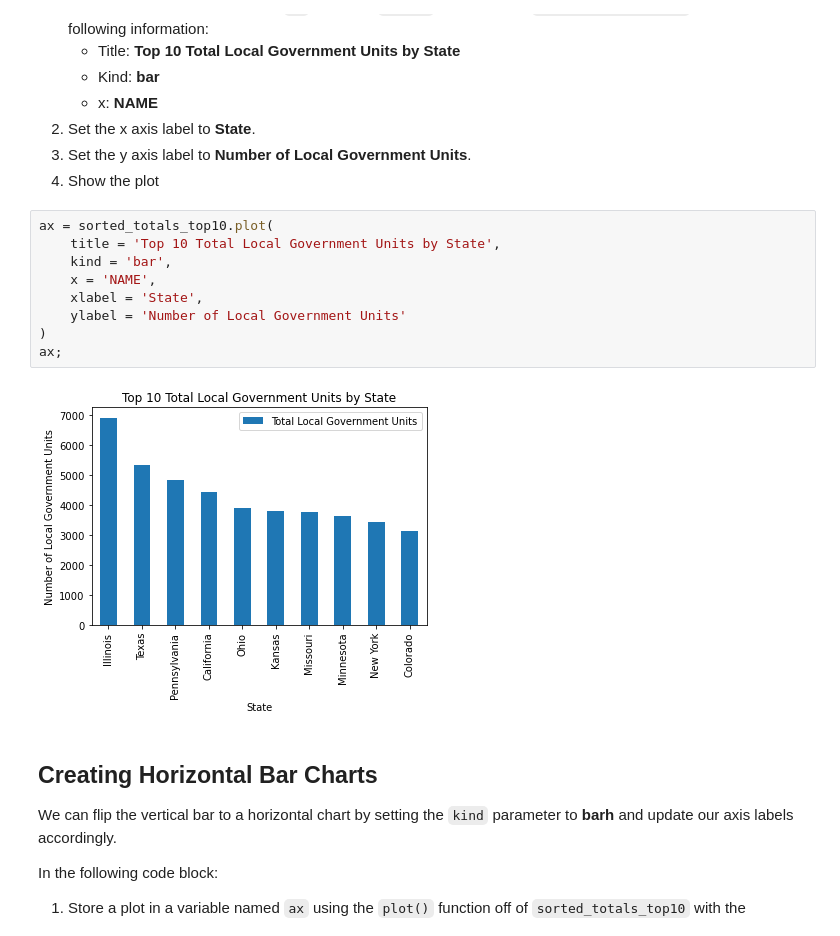
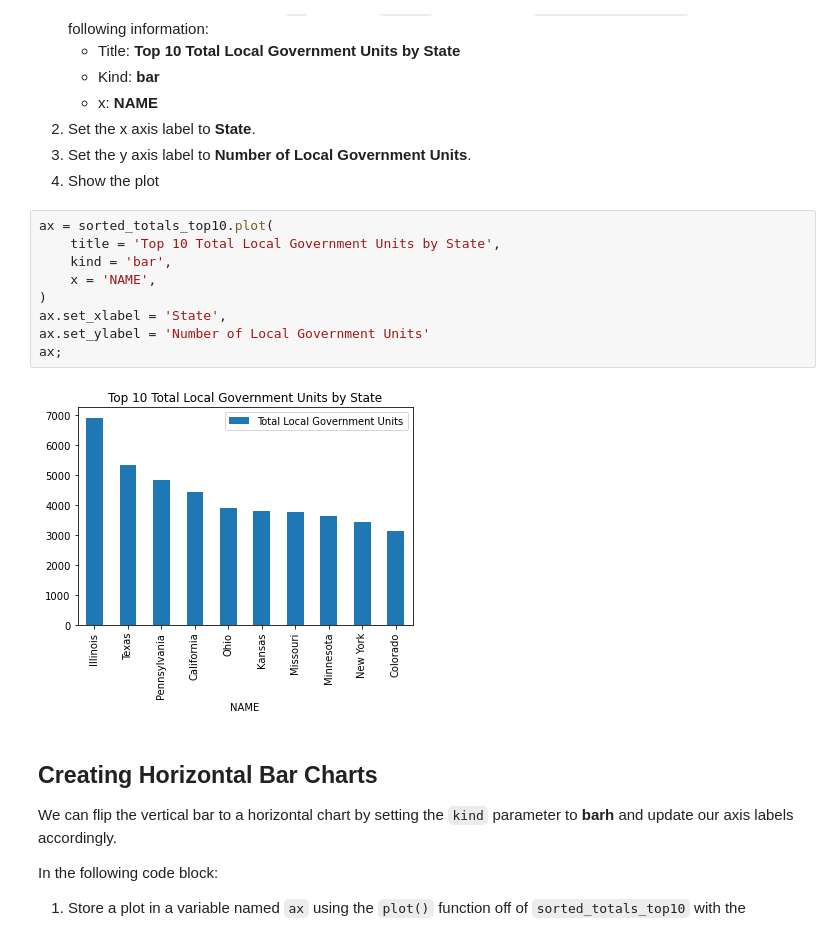
Before and after one commit to jedc4xer/python_data_visualization, a Jupyter notebook: Exercise-LocalGov2017.ipynb, the cells around one changed output. Cells and saved outputs as stored; diff of their text form.

```diff
--- a/Exercise-LocalGov2017.ipynb
+++ b/Exercise-LocalGov2017.ipynb
@@ -79,14 +79,14 @@ In the following code block:
 # %%
 ax = sorted_totals_top10.plot(
     title = 'Top 10 Total Local Government Units by State',
     kind = 'bar',
     x = 'NAME',
-    xlabel = 'State',
-    ylabel = 'Number of Local Government Units'
 )
+ax.set_xlabel = 'State',
+ax.set_ylabel = 'Number of Local Government Units'
 ax;
 # %% [output]
-[figure, old version]
+[figure, new version]
 # %% [markdown]
 ## Creating Horizontal Bar Charts
 
```
Also changed, not shown: parts of 1 cell of this notebook.
